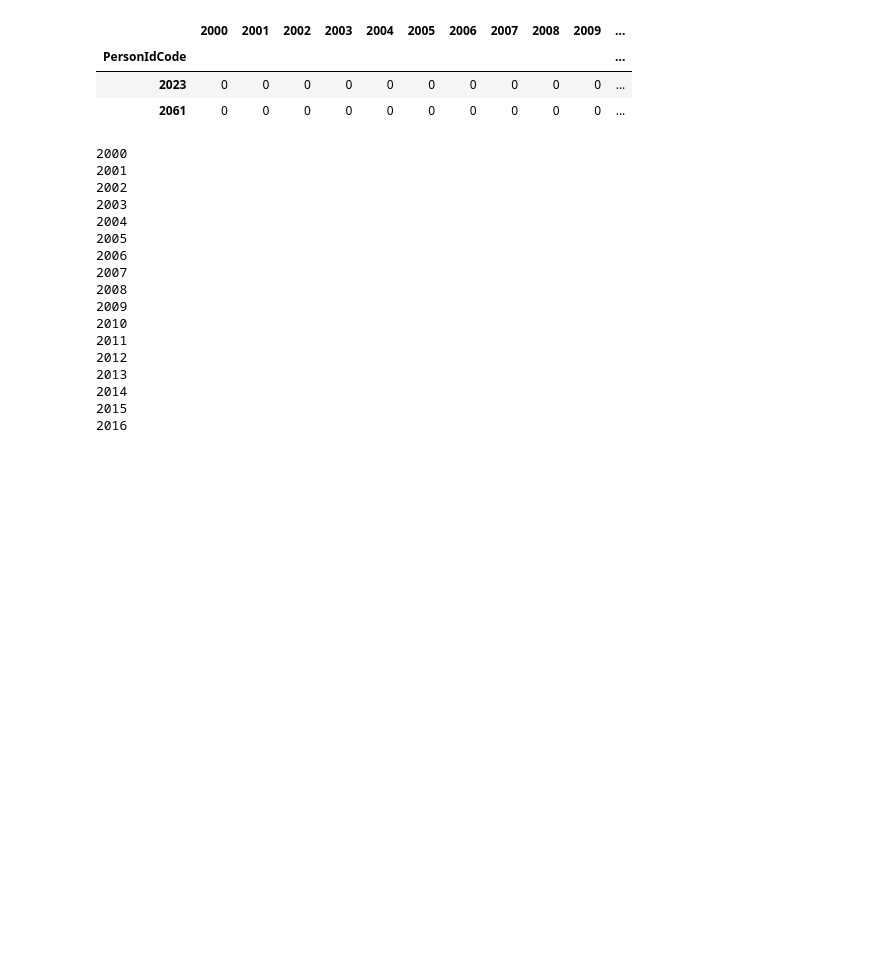
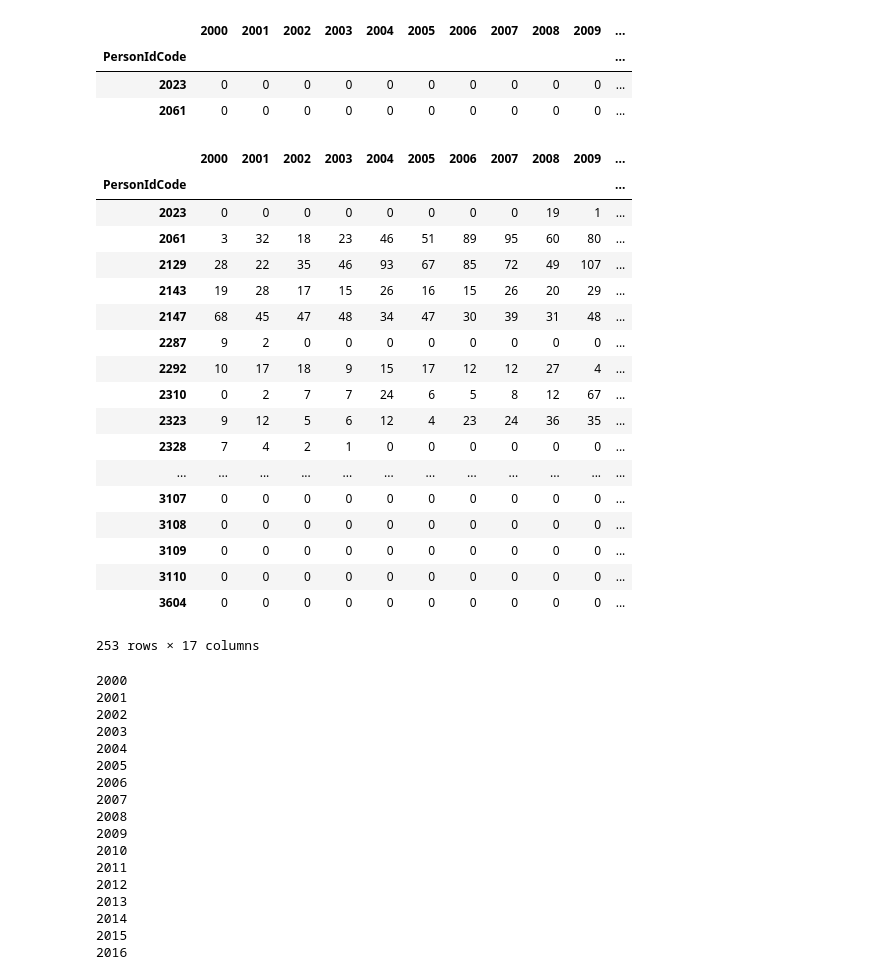
Before and after one commit to jmuth/parliament-viz.ch, a Jupyter notebook: graph/interventions_per_year.ipynb, the cells around one changed output. Cells and saved outputs as stored; diff of their text form; code cells hidden in the pictures; blank space fills up the shorter version.

```diff
--- a/graph/interventions_per_year.ipynb
+++ b/graph/interventions_per_year.ipynb
@@ -5,10 +12,10 @@ Importing pandas and necessary dataframes.
 # %%
 import pandas as pd
 
-ppl = pd.read_csv('data/people_jonas.csv').set_index('PersonIdCode')
-n_int = pd.read_csv('new_data/n_int.csv').set_index('PersonIdCode')
+ppl = pd.read_csv('data/people.csv').set_index('PersonIdCode')
+n_int = pd.read_csv('data/n_int_per_session.csv').set_index('PersonIdCode')
 
-sess = pd.read_csv('data/sessions.csv').sort_values(by='ID').set_index('ID')
+sess = pd.read_csv('data/Session.csv').sort_values(by='ID').set_index('ID')
 # %% [markdown]
 For each session in the session frame, assign it to its year. We start at session 4601 since it's the first one we have transcripts of. For now, stop at 5005. We need to scrape the new data. We store this in a dict.
 # %%
@@ -56,6 +63,28 @@ int_year.head(2)
 | PersonIdCode |  |  |  |  |  |  |  |  |  |  | ... |
 | 2023 | 0 | 0 | 0 | 0 | 0 | 0 | 0 | 0 | 0 | 0 | ... |
 | 2061 | 0 | 0 | 0 | 0 | 0 | 0 | 0 | 0 | 0 | 0 | ... |
+# %%
+int_year
+# %% [output]
+|  | 2000 | 2001 | 2002 | 2003 | 2004 | 2005 | 2006 | 2007 | 2008 | 2009 | ... |
+| PersonIdCode |  |  |  |  |  |  |  |  |  |  | ... |
+| 2023 | 0 | 0 | 0 | 0 | 0 | 0 | 0 | 0 | 19 | 1 | ... |
+| 2061 | 3 | 32 | 18 | 23 | 46 | 51 | 89 | 95 | 60 | 80 | ... |
+| 2129 | 28 | 22 | 35 | 46 | 93 | 67 | 85 | 72 | 49 | 107 | ... |
+| 2143 | 19 | 28 | 17 | 15 | 26 | 16 | 15 | 26 | 20 | 29 | ... |
+| 2147 | 68 | 45 | 47 | 48 | 34 | 47 | 30 | 39 | 31 | 48 | ... |
+| 2287 | 9 | 2 | 0 | 0 | 0 | 0 | 0 | 0 | 0 | 0 | ... |
+| 2292 | 10 | 17 | 18 | 9 | 15 | 17 | 12 | 12 | 27 | 4 | ... |
+| 2310 | 0 | 2 | 7 | 7 | 24 | 6 | 5 | 8 | 12 | 67 | ... |
+| 2323 | 9 | 12 | 5 | 6 | 12 | 4 | 23 | 24 | 36 | 35 | ... |
+| 2328 | 7 | 4 | 2 | 1 | 0 | 0 | 0 | 0 | 0 | 0 | ... |
+| ... | ... | ... | ... | ... | ... | ... | ... | ... | ... | ... | ... |
+| 3107 | 0 | 0 | 0 | 0 | 0 | 0 | 0 | 0 | 0 | 0 | ... |
+| 3108 | 0 | 0 | 0 | 0 | 0 | 0 | 0 | 0 | 0 | 0 | ... |
+| 3109 | 0 | 0 | 0 | 0 | 0 | 0 | 0 | 0 | 0 | 0 | ... |
+| 3110 | 0 | 0 | 0 | 0 | 0 | 0 | 0 | 0 | 0 | 0 | ... |
+| 3604 | 0 | 0 | 0 | 0 | 0 | 0 | 0 | 0 | 0 | 0 | ... |
+253 rows × 17 columns
 # %%
 for year in years:
     value = year_dico[year]
```
Also changed, not shown: parts of 2 cells of this notebook, 32 other files.
